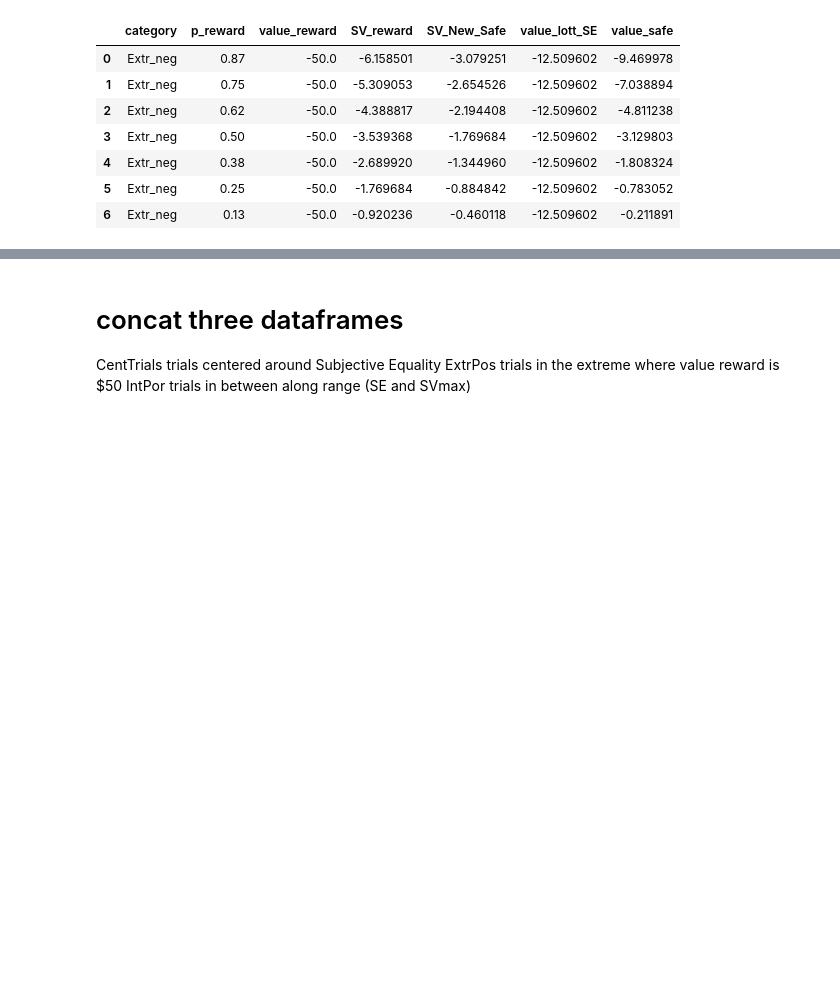
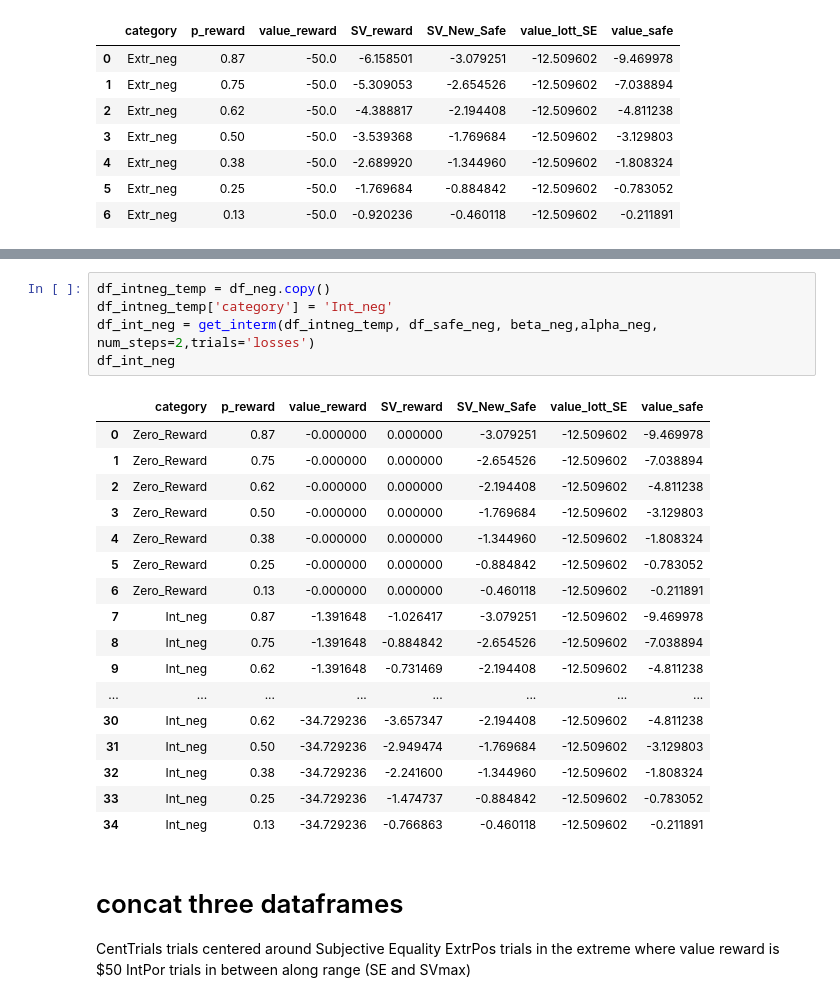
Before and after one commit to CDN-Lab/Adaptive_Choicesets, a Jupyter notebook: symmetrical_choice_set.ipynb, the cells around one changed output, grey strips where cells are left out. Drawn from its saved outputs; the diff is of its cells as text; blank space fills up the shorter version.

```diff
--- a/symmetrical_choice_set.ipynb
+++ b/symmetrical_choice_set.ipynb
@@ -313,6 +368,29 @@ df_int_pos
 | 32 | Int_pos | 0.38 | 3.460290e+01 | 2.198582e+00 | 1.319149 | 12.337473 | 1.749280 |
 | 33 | Int_pos | 0.25 | 3.460290e+01 | 1.446436e+00 | 0.867861 | 12.337473 | 0.751171 |
 | 34 | Int_pos | 0.13 | 3.460290e+01 | 7.521466e-01 | 0.451288 | 12.337473 | 0.200624 |
+# %%
+df_intneg_temp = df_neg.copy()
+df_intneg_temp['category'] = 'Int_neg'
+df_int_neg = get_interm(df_intneg_temp, df_safe_neg, beta_neg,alpha_neg, num_steps=2,trials='losses')
+df_int_neg
+# %% [output]
+|  | category | p_reward | value_reward | SV_reward | SV_New_Safe | value_lott_SE | value_safe |
+| 0 | Zero_Reward | 0.87 | -0.000000 | 0.000000 | -3.079251 | -12.509602 | -9.469978 |
+| 1 | Zero_Reward | 0.75 | -0.000000 | 0.000000 | -2.654526 | -12.509602 | -7.038894 |
+| 2 | Zero_Reward | 0.62 | -0.000000 | 0.000000 | -2.194408 | -12.509602 | -4.811238 |
+| 3 | Zero_Reward | 0.50 | -0.000000 | 0.000000 | -1.769684 | -12.509602 | -3.129803 |
+| 4 | Zero_Reward | 0.38 | -0.000000 | 0.000000 | -1.344960 | -12.509602 | -1.808324 |
+| 5 | Zero_Reward | 0.25 | -0.000000 | 0.000000 | -0.884842 | -12.509602 | -0.783052 |
+| 6 | Zero_Reward | 0.13 | -0.000000 | 0.000000 | -0.460118 | -12.509602 | -0.211891 |
+| 7 | Int_neg | 0.87 | -1.391648 | -1.026417 | -3.079251 | -12.509602 | -9.469978 |
+| 8 | Int_neg | 0.75 | -1.391648 | -0.884842 | -2.654526 | -12.509602 | -7.038894 |
+| 9 | Int_neg | 0.62 | -1.391648 | -0.731469 | -2.194408 | -12.509602 | -4.811238 |
+| ... | ... | ... | ... | ... | ... | ... | ... |
+| 30 | Int_neg | 0.62 | -34.729236 | -3.657347 | -2.194408 | -12.509602 | -4.811238 |
+| 31 | Int_neg | 0.50 | -34.729236 | -2.949474 | -1.769684 | -12.509602 | -3.129803 |
+| 32 | Int_neg | 0.38 | -34.729236 | -2.241600 | -1.344960 | -12.509602 | -1.808324 |
+| 33 | Int_neg | 0.25 | -34.729236 | -1.474737 | -0.884842 | -12.509602 | -0.783052 |
+| 34 | Int_neg | 0.13 | -34.729236 | -0.766863 | -0.460118 | -12.509602 | -0.211891 |
 # %% [markdown]
 # concat three dataframes
 CentTrials trials centered around Subjective Equality
```
Also changed, not shown: parts of 16 cells of this notebook.
